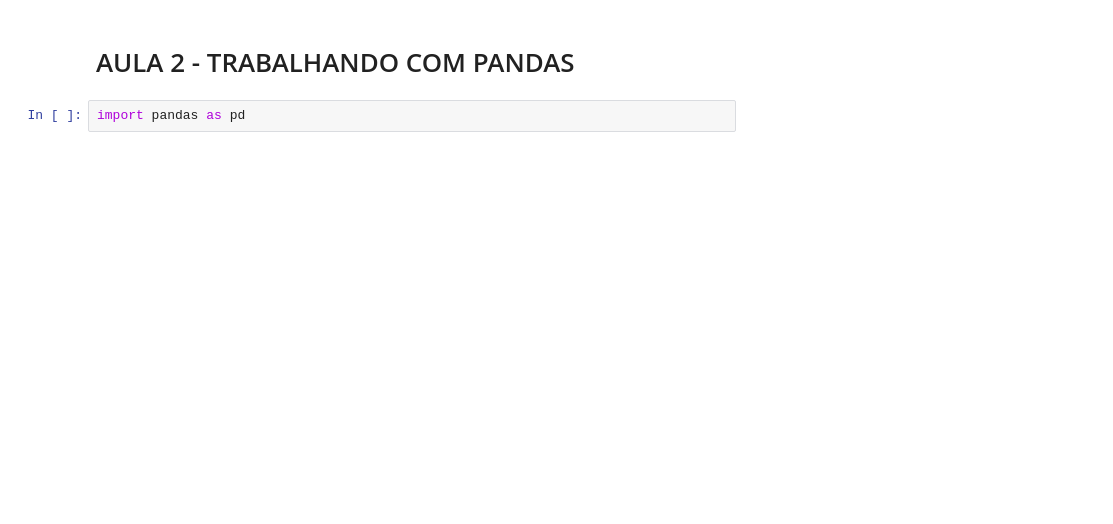
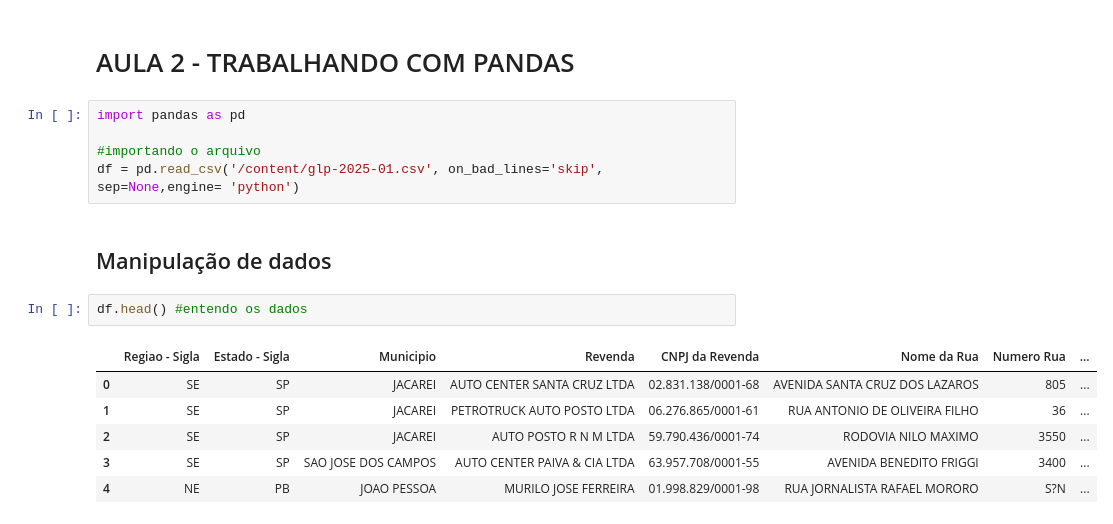
Before and after one commit to pqvinicius/logica-programacao-em-python-uninter, a Jupyter notebook: _LOGICA_DE_PROGRAMAÇÃO_EM_PYTHON_UNINTER_AP.ipynb, the cells around one changed output. Cells and saved outputs as stored; diff of their text form; blank space fills up the shorter version.

```diff
--- a/_LOGICA_DE_PROGRAMAÇÃO_EM_PYTHON_UNINTER_AP.ipynb
+++ b/_LOGICA_DE_PROGRAMAÇÃO_EM_PYTHON_UNINTER_AP.ipynb
@@ -259,5 +259,19 @@ fig2.show()
 [interactive output not drawn]
 # %% [markdown]
 # AULA 2 - TRABALHANDO COM PANDAS
-# %%
-import pandas as pd
+# %%
+import pandas as pd
+
+#importando o arquivo
+df = pd.read_csv('/content/glp-2025-01.csv', on_bad_lines='skip', sep=None,engine= 'python')
+# %% [markdown]
+## Manipulação de dados
+# %%
+df.head() #entendo os dados
+# %% [output]
+|  | ﻿Regiao - Sigla | Estado - Sigla | Municipio | Revenda | CNPJ da Revenda | Nome da Rua | Numero Rua | ... |
+| 0 | SE | SP | JACAREI | AUTO CENTER SANTA CRUZ LTDA | 02.831.138/0001-68 | AVENIDA SANTA CRUZ DOS LAZAROS | 805 | ... |
+| 1 | SE | SP | JACAREI | PETROTRUCK AUTO POSTO LTDA | 06.276.865/0001-61 | RUA ANTONIO DE OLIVEIRA FILHO | 36 | ... |
+| 2 | SE | SP | JACAREI | AUTO POSTO R N M LTDA | 59.790.436/0001-74 | RODOVIA NILO MAXIMO | 3550 | ... |
+| 3 | SE | SP | SAO JOSE DOS CAMPOS | AUTO CENTER PAIVA & CIA LTDA | 63.957.708/0001-55 | AVENIDA BENEDITO FRIGGI | 3400 | ... |
+| 4 | NE | PB | JOAO PESSOA | MURILO JOSE FERREIRA | 01.998.829/0001-98 | RUA JORNALISTA RAFAEL MORORO | S?N | ... |
```
Also changed, not shown: parts of 13 cells of this notebook.
